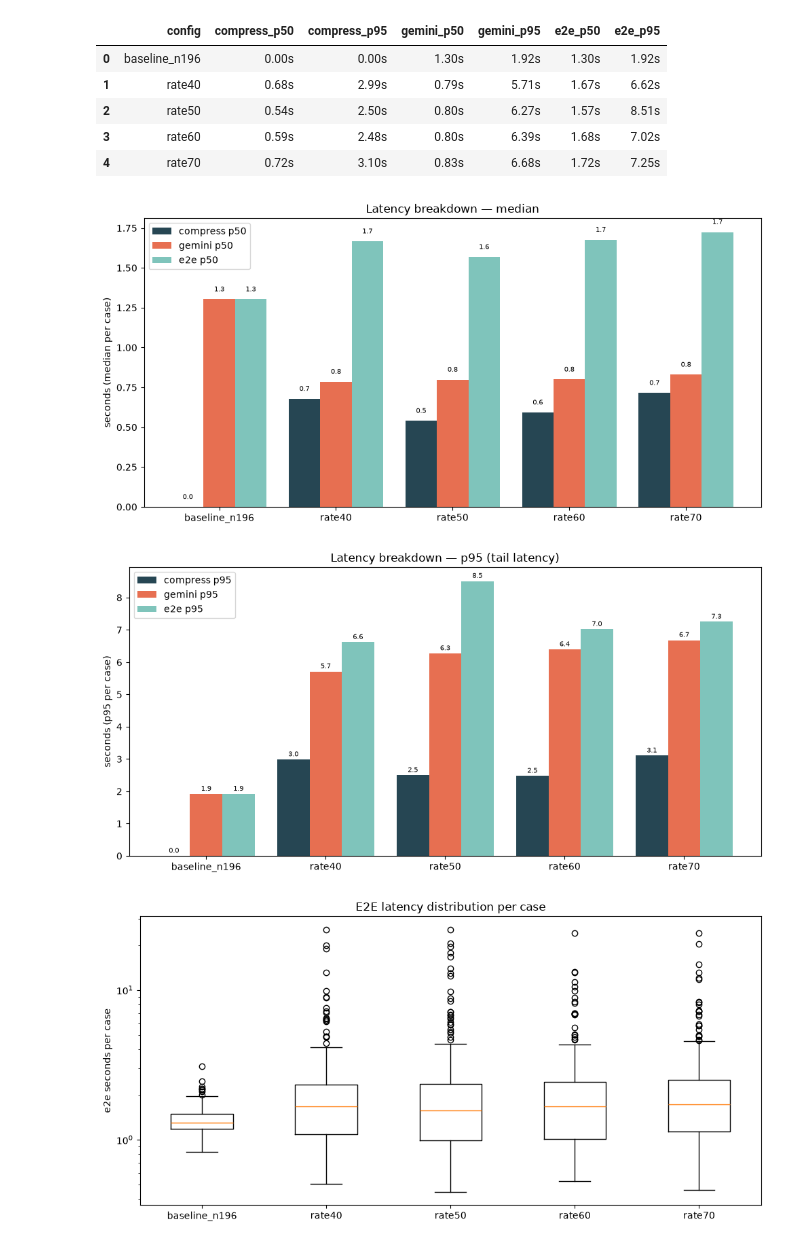
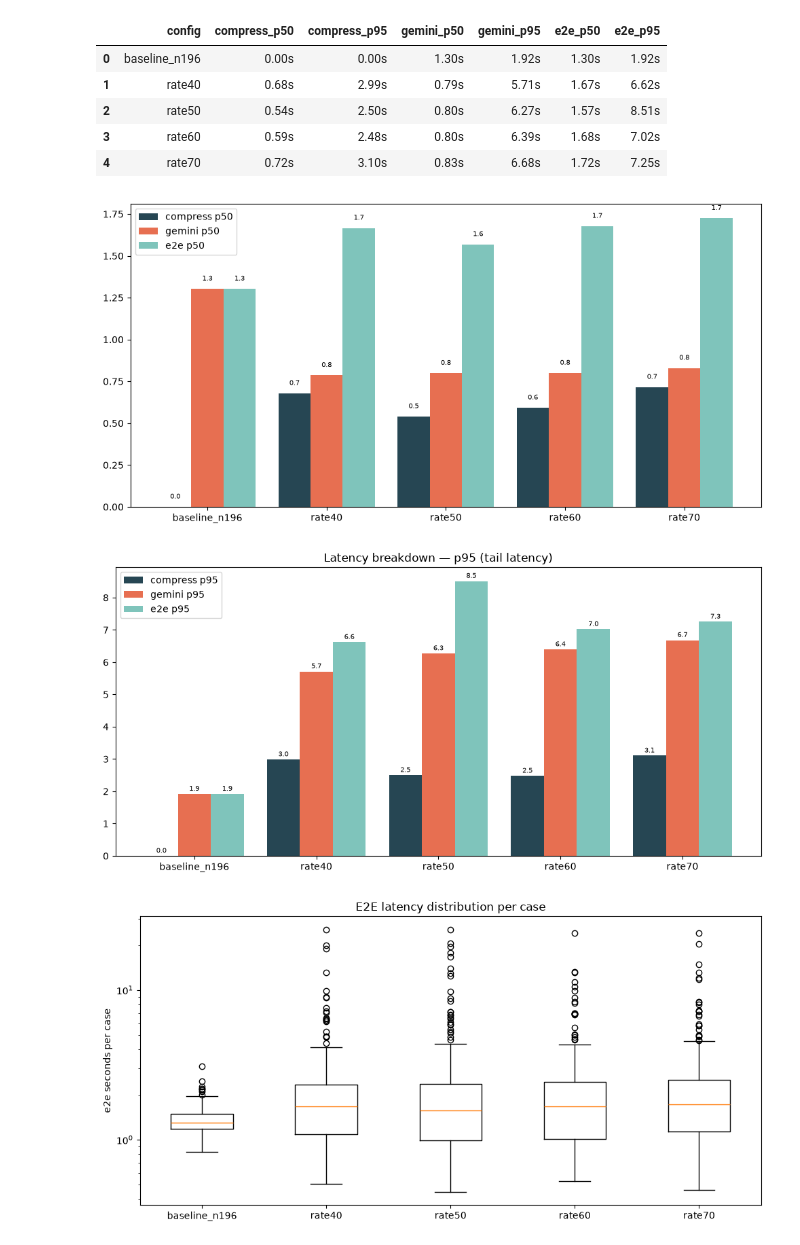
Before and after one commit to angWindy/OP5---LLM-Cost-Latency-Quality-Optimize, a Jupyter notebook: notebooks/_backup_executed_ok.ipynb, the cells around one changed output. Saved outputs shown, nothing was run; the diff lists cells and outputs as text; code cells hidden in the pictures.

```diff
--- a/notebooks/_backup_executed_ok.ipynb
+++ b/notebooks/_backup_executed_ok.ipynb
@@ -317,26 +317,26 @@ seconds per case
 # %%
 
 # Grouped bar chart: p50 latency breakdown
 import numpy as np
 fig, ax = plt.subplots(figsize=(10, 5))
 x = np.arange(len(SLUGS))
 w = 0.27
 ax.bar(x - w, df_lat['compress_median_s'], w, label='compress p50', color='#264653')
 ax.bar(x,     df_lat['gemini_median_s'],   w, label='gemini p50',   color='#e76f51')
 ax.bar(x + w, df_lat['e2e_median_s'],     w, label='e2e p50',     color='#2a9d8f', alpha=0.6)
 ax.set_xticks(x)
 ax.set_xticklabels(SLUGS)
-ax.set_ylabel('seconds (median per case)')
-ax.set_title('Latency breakdown — median')
+# ax.set_ylabel('seconds (median per case)')
+# ax.set_title('Latency breakdown — median')
 ax.legend()
 for i in range(len(SLUGS)):
     ax.text(i - w, float(df_lat['compress_median_s'][i]) + 0.05, f'{float(df_lat["compress_median_s"][i]):.1f}', ha='center', fontsize=7)
     ax.text(i,     float(df_lat['gemini_median_s'][i]) + 0.05,    f'{float(df_lat["gemini_median_s"][i]):.1f}',    ha='center', fontsize=7)
     ax.text(i + w, float(df_lat['e2e_median_s'][i]) + 0.05,      f'{float(df_lat["e2e_median_s"][i]):.1f}',      ha='center', fontsize=7)
 plt.tight_layout()
 plt.show()
 # %% [output]
-[figure, old version]
+[figure, new version]
 # %%
 
 # Grouped bar chart: p95 latency breakdown
@@ -349,7 +349,7 @@ ax.bar(x,     df_lat['gemini_p95_s'],   w, label='gemini p95',   color='#e76f51'
 ax.bar(x + w, df_lat['e2e_p95_s'],     w, label='e2e p95',     color='#2a9d8f', alpha=0.6)
 ax.set_xticks(x)
 ax.set_xticklabels(SLUGS)
-ax.set_ylabel('seconds (p95 per case)')
+# ax.set_ylabel('seconds (p95 per case)')
 ax.set_title('Latency breakdown — p95 (tail latency)')
 ax.legend()
 for i in range(len(SLUGS)):
@@ -359,7 +359,7 @@ for i in range(len(SLUGS)):
 plt.tight_layout()
 plt.show()
 # %% [output]
-[figure, old version]
+[figure, new version]
 # %%
 # Boxplot: e2e per case by config
 fig, ax = plt.subplots(figsize=(10, 5))
```
Also changed, not shown: parts of 15 cells of this notebook, 21 other files.
